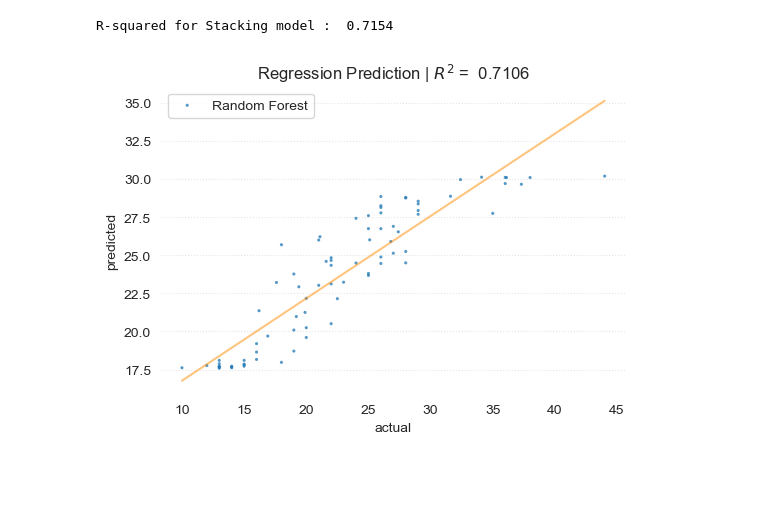
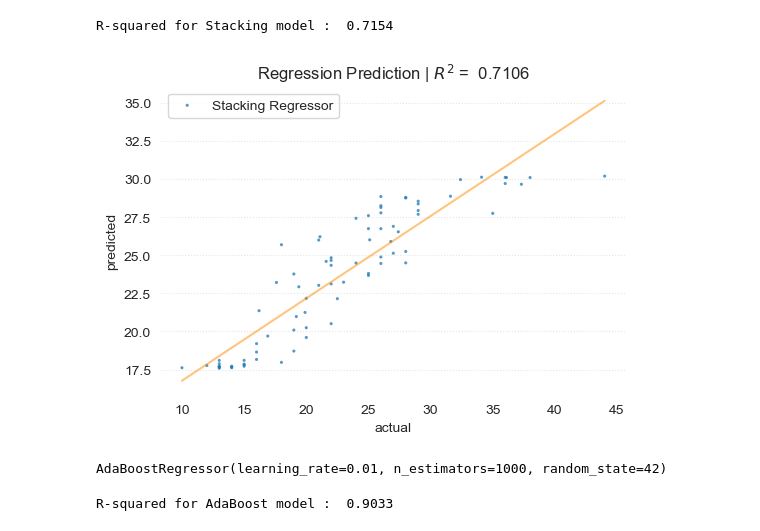
Before and after one commit to Tommylee1013/DataScience, a Jupyter notebook: Notes/mpg.ipynb, the cells around one changed output. Saved outputs shown, nothing was run; the diff lists cells and outputs as text; code cells hidden in the pictures; blank space fills up the shorter version.

```diff
--- a/Notes/mpg.ipynb
+++ b/Notes/mpg.ipynb
@@ -667,29 +667,46 @@ stacking_prob = r2_score(y_test, stacking_pred)
 # %%
 fig, ax = plt.subplots(figsize = (6, 4))
 m, b = np.polyfit(y_test, stacking_pred, 1)
 
 ax.scatter(
     y_test,
     stacking_pred,
-    label = 'Random Forest',
+    label = 'Stacking Regressor',
     edgecolor = 'none',
     s = 5,
     alpha = 0.75
 )
 ax.plot(
     np.sort(y_test),
     m * np.sort(y_test) + b,
     color = 'darkorange',
     alpha = 0.5
 )
 for spine in ax.spines.values():
     spine.set_visible(False)
 ax.grid(False)
 ax.yaxis.grid(True, ls = ':', alpha = 0.5)
 ax.legend()
 plt.xlabel('actual')
 plt.ylabel('predicted')
 plt.title(rf'Regression Prediction | $R^2$ = {stacking_prob : .4f}')
 plt.show()
 # %% [output]
-[figure, old version]
+[figure, new version]
+# %%
+from sklearn.ensemble import AdaBoostRegressor
+
+ada_boost = AdaBoostRegressor(
+    n_estimators = 1000,
+    random_state = 42,
+    learning_rate = 0.01,
+)
+ada_boost.fit(X_train, y_train)
+# %% [output]
+AdaBoostRegressor(learning_rate=0.01, n_estimators=1000, random_state=42)
+# %%
+ada_score = r2_score(y_train, ada_boost.predict(X_train))
+ada_pred = ada_boost.predict(X_test)
+print(f'R-squared for AdaBoost model : {ada_score : .4f}')
+# %% [output]
+R-squared for AdaBoost model :  0.9033
```
Also changed, not shown: parts of 7 cells of this notebook, 1 other file.
